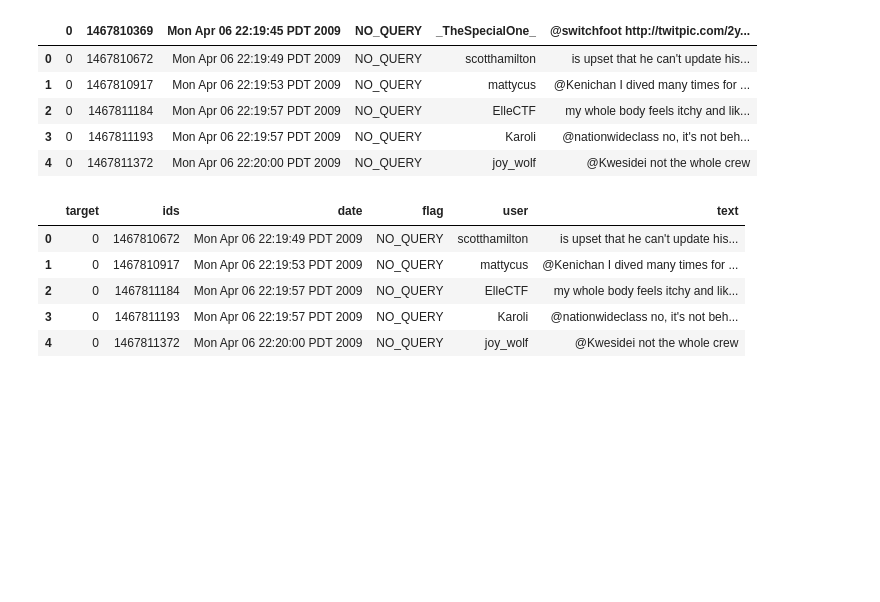
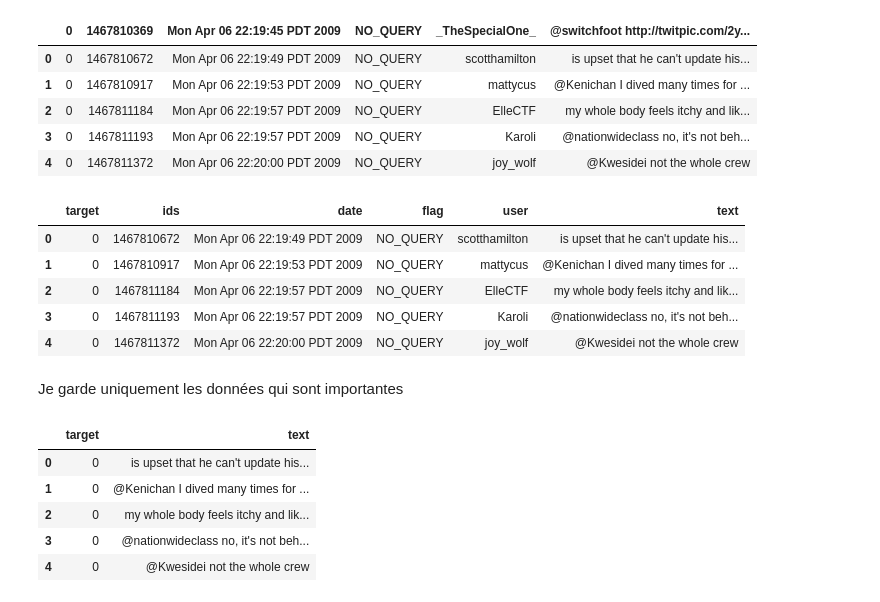
Before and after one commit to FlonyxSly/NLP, a Jupyter notebook: NLP_Florian_Leclercq.ipynb, the cells around one changed output. Saved outputs shown, nothing was run; the diff lists cells and outputs as text; code cells hidden in the pictures; blank space fills up the shorter version.

```diff
--- a/NLP_Florian_Leclercq.ipynb
+++ b/NLP_Florian_Leclercq.ipynb
@@ -41,3 +45,15 @@ data.head()
 | 2 | 0 | 1467811184 | Mon Apr 06 22:19:57 PDT 2009 | NO_QUERY | ElleCTF | my whole body feels itchy and lik... |
 | 3 | 0 | 1467811193 | Mon Apr 06 22:19:57 PDT 2009 | NO_QUERY | Karoli | @nationwideclass no, it's not beh... |
 | 4 | 0 | 1467811372 | Mon Apr 06 22:20:00 PDT 2009 | NO_QUERY | joy_wolf | @Kwesidei not the whole crew |
+# %% [markdown]
+Je garde uniquement les données qui sont importantes
+# %%
+data.drop(columns=["ids","date","flag","user"],axis=1,inplace=True)
+data.head()
+# %% [output]
+|  | target | text |
+| 0 | 0 | is upset that he can't update his... |
+| 1 | 0 | @Kenichan I dived many times for ... |
+| 2 | 0 | my whole body feels itchy and lik... |
+| 3 | 0 | @nationwideclass no, it's not beh... |
+| 4 | 0 | @Kwesidei not the whole crew |
```
Also changed, not shown: parts of 10 cells of this notebook.
